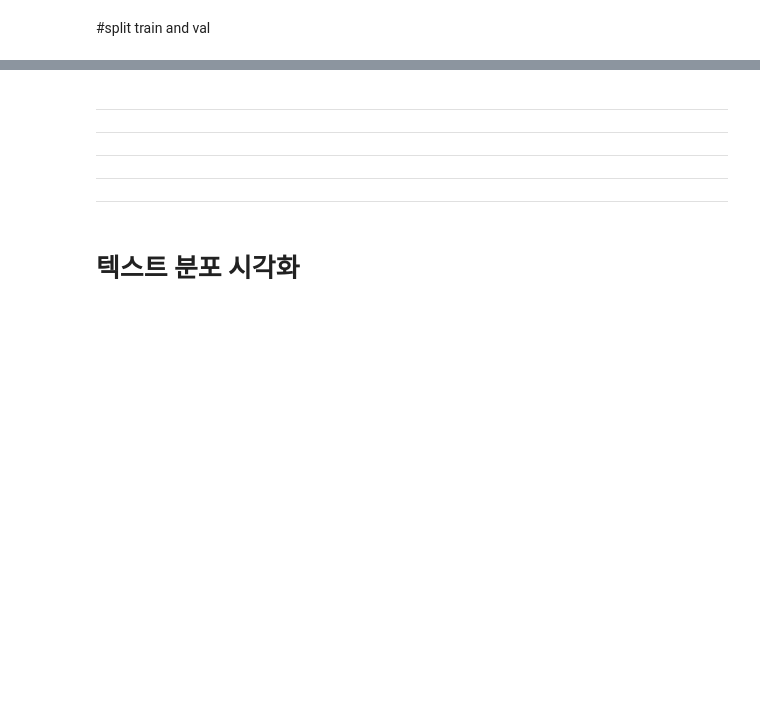
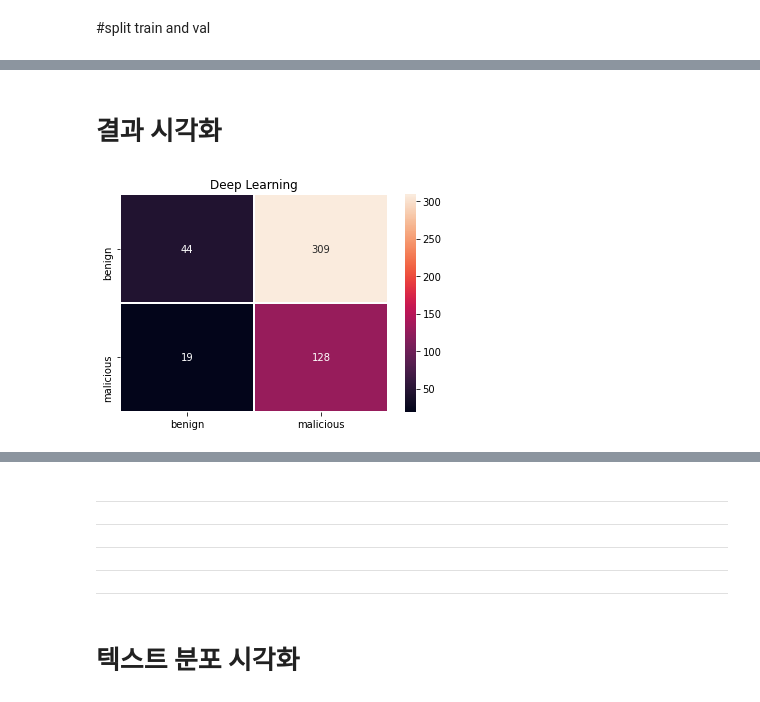
Before and after one commit to khalidpark/project-PDFsecurity, a Jupyter notebook: project6_2(new).ipynb, the cells around one changed output, grey strips where cells are left out. Cells and saved outputs as stored; diff of their text form; code cells hidden in the pictures; blank space fills up the shorter version.

```diff
--- a/project6_2(new).ipynb
+++ b/project6_2(new).ipynb
@@ -809,0 +824,6 @@ plt.legend(['train', 'test'], loc='upper right');
+# %%
+# 비교3) Build xgboost also
+import xgboost as xgb
+
+pdf_model_xgboost = xgb.XGBClassifier()
+pdf_model_xgboost.fit(X_train,y_train)
@@ -809,0 +840,2 @@ plt.legend(['train', 'test'], loc='upper right');
+# %%
+sample_texts,sample_target=prepare_model_input(tfidf_model,df_unseen_test,mode='')
@@ -809,0 +912,3 @@ plt.legend(['train', 'test'], loc='upper right');
+# %%
+result_df,results_cm= getResults(model_dict,sample_texts,sample_target)
+result_df
@@ -809,0 +938,14 @@ plt.legend(['train', 'test'], loc='upper right');
+# %% [markdown]
+# 결과 시각화
+# %%
+def plot_heatmap(cm,title):
+    df_cm2 = pd.DataFrame(cm, index = ['benign', 'malicious'])
+    df_cm2.columns=['benign','malicious']
+
+    ax = plt.axes()
+    sns.heatmap(df_cm2, annot=True, fmt="d", linewidths=.5,ax=ax)
+    ax.set_title(title)
+    plt.show()
+
+
+    return
@@ -809,0 +954,4 @@ plt.legend(['train', 'test'], loc='upper right');
+# %%
+plot_heatmap(results_cm['deep_learning'],'Deep Learning')
+# %% [output]
+[figure, added]
```
Also changed, not shown: parts of 79 cells of this notebook.
